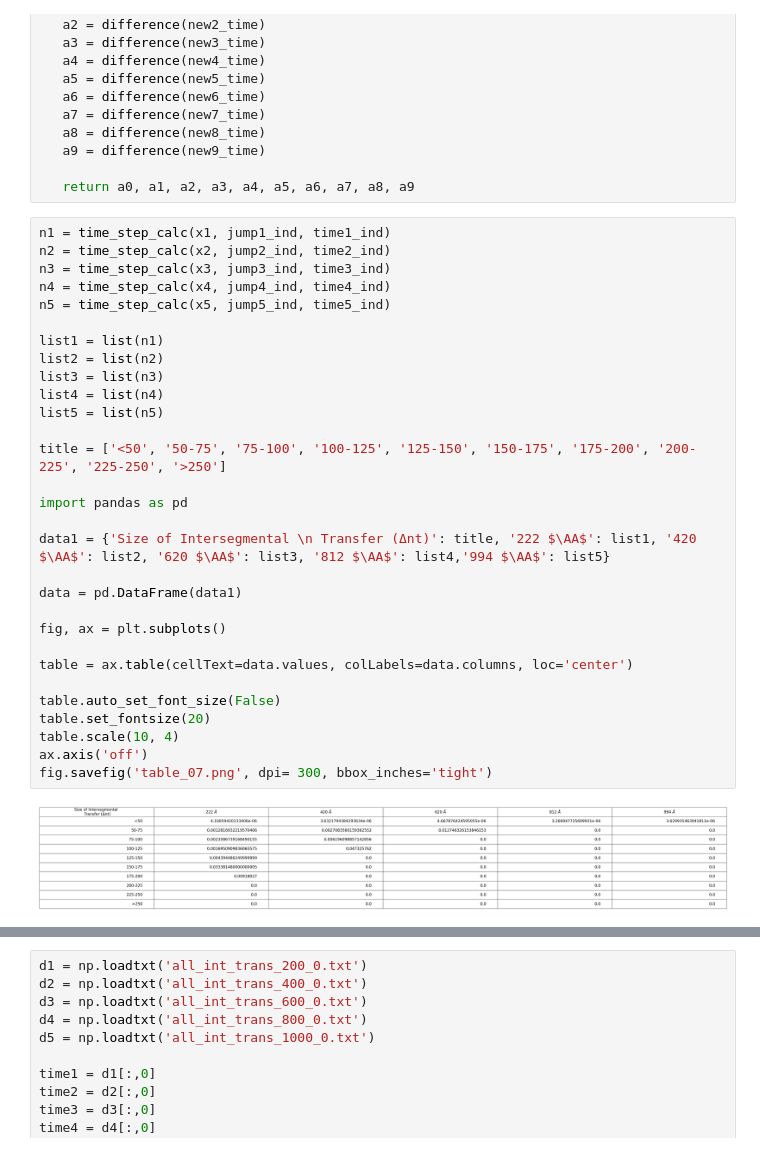
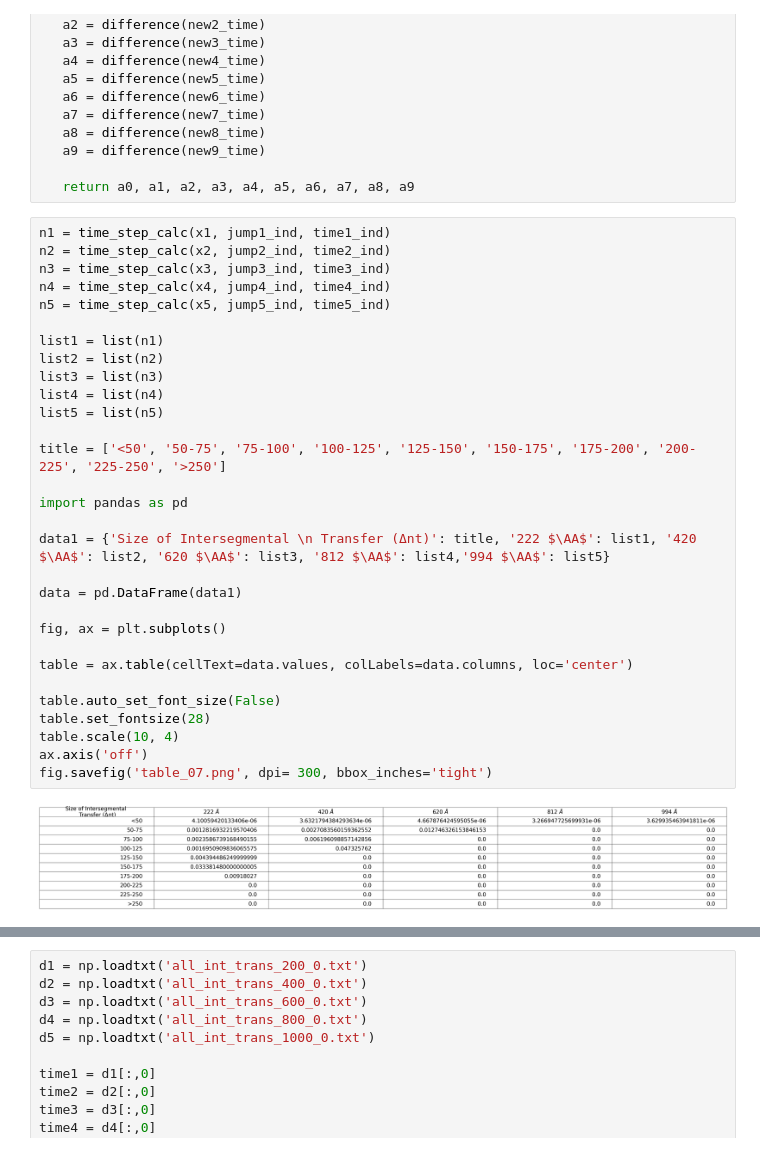
Before and after one commit to gargibiswas92/PROJECT.SSDNA.RES, a Jupyter notebook: INT.TRANSFERS/Time_step_final.ipynb, the cells around one changed output, grey strips where cells are left out. Drawn from its saved outputs; the diff is of its cells as text.

```diff
--- a/INT.TRANSFERS/Time_step_final.ipynb
+++ b/INT.TRANSFERS/Time_step_final.ipynb
@@ -120,32 +297,32 @@ def time_step_calc(x1, jump1_ind, time1_ind):
 # %%
 n1 = time_step_calc(x1, jump1_ind, time1_ind)
 n2 = time_step_calc(x2, jump2_ind, time2_ind)
 n3 = time_step_calc(x3, jump3_ind, time3_ind)
 n4 = time_step_calc(x4, jump4_ind, time4_ind)
 n5 = time_step_calc(x5, jump5_ind, time5_ind)
 
 list1 = list(n1)
 list2 = list(n2)
 list3 = list(n3)
 list4 = list(n4)
 list5 = list(n5)
 
 title = ['<50', '50-75', '75-100', '100-125', '125-150', '150-175', '175-200', '200-225', '225-250', '>250']
 
 import pandas as pd
 
 data1 = {'Size of Intersegmental \n Transfer (Δnt)': title, '222 $\AA$': list1, '420 $\AA$': list2, '620 $\AA$': list3, '812 $\AA$': list4,'994 $\AA$': list5}
 
 data = pd.DataFrame(data1)
 
 fig, ax = plt.subplots()
 
 table = ax.table(cellText=data.values, colLabels=data.columns, loc='center')
 
 table.auto_set_font_size(False)
-table.set_fontsize(20)
+table.set_fontsize(28)
 table.scale(10, 4)
 ax.axis('off')
 fig.savefig('table_07.png', dpi= 300, bbox_inches='tight')
 # %% [output]
-[figure, old version]
+[figure, new version]
```
Also changed, not shown: parts of 8 cells of this notebook, 2 other files.
